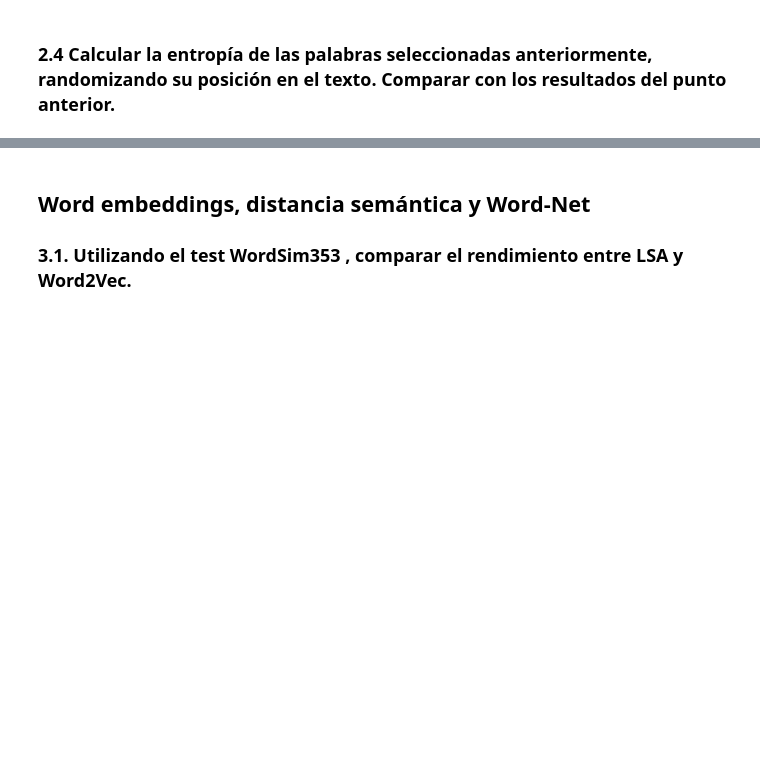
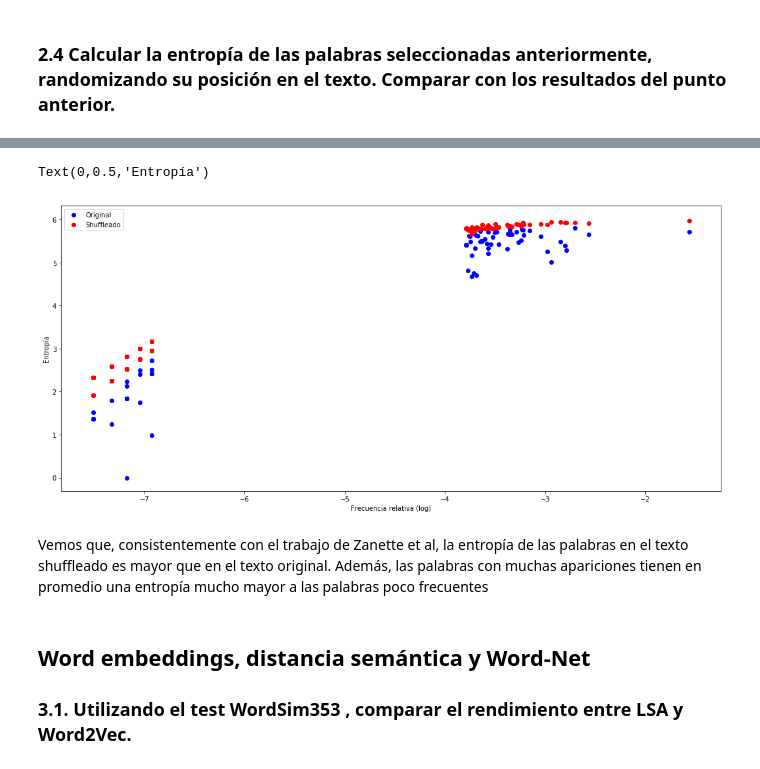
Before and after one commit to dgaus/cienciadatos, a Jupyter notebook: tp6/Ciencia de Datos - TP6.ipynb, the cells around one changed output, grey strips where cells are left out. Cells and saved outputs as stored; diff of their text form; code cells hidden in the pictures; blank space fills up the shorter version.

```diff
--- a/tp6/Ciencia de Datos - TP6.ipynb
+++ b/tp6/Ciencia de Datos - TP6.ipynb
@@ -198,7 +198,7 @@ nlp = spacy.load('en_core_web_md', disable=['tagger', 'parser', 'ner'])
 with open('on_the_origin_of_species.txt', 'r') as f:
     doc = nlp(f.read())
 # %%
-doc_without_punct = [token.text for token in doc if not (token.is_punct or token.is_space)]
+doc_without_punct = [token.text.lower() for token in doc if not (token.is_punct or token.is_space)]
 # %% [markdown]
 ### 2.2. Siguiendo el artículo de la sección, calcular la autocorrelación para estimar la distribución de la palabra a lo largo del texto.
 # %%
@@ -291,0 +296,15 @@ most_common, least_common = get_most_and_least_common()
+# %%
+def get_entropies(doc, most_and_least_common):
+    entropies = {word: 0 for word in most_and_least_common}
+    for block in np.array_split(doc, 64):
+        for word in most_and_least_common:
+            occurrences_in_block = np.count_nonzero(block == word)
+            if occurrences_in_block != 0:
+                total_occurences = most_and_least_common[word]
+                v = occurrences_in_block / total_occurences
+                entropies[word] -= v * np.log2(v)
+    return entropies
+
+entropies = get_entropies(doc_without_punct, most_and_least_common)
+for word, entropy in entropies.items():
+    print(word, '- entropy:', entropy, '- total occurences:', most_and_least_common[word])
@@ -295,0 +331,5 @@ most_common, least_common = get_most_and_least_common()
+# %%
+shuffled_text = random.sample(doc_without_punct, k=len(doc_without_punct))
+shuffled_entropies = get_entropies(shuffled_text, most_and_least_common)
+for word, entropy in shuffled_entropies.items():
+    print(word, '- entropy:', entropy, '- total occurences:', most_and_least_common[word])
@@ -296,3 +354,23 @@ most_common, least_common = get_most_and_least_common()
+# %%
+total_words = len(Counter(doc_without_punct))
+x, y, y2 = [], [], []
+for word, entropy in entropies.items():
+    freq = np.log(most_and_least_common[word] / total_words)
+    x.append(freq)
+    y.append(entropy)
+    y2.append(shuffled_entropies[word])
+
+fig, ax = plt.subplots()
+plt.scatter(x, y, c='b', label='Original')
+plt.scatter(x, y2, c='r', label='Shuffleado')
+ax.legend()
+plt.xlabel('Frecuencia relativa (log)')
+plt.ylabel('Entropía')
+# %% [output]
+Text(0,0.5,'Entropía')
+[figure, added]
+# %% [markdown]
+Vemos que, consistentemente con el trabajo de Zanette et al, la entropía de las palabras en el texto shuffleado es mayor que en el texto original. Además, las palabras con muchas apariciones tienen en promedio una entropía mucho mayor a las palabras poco frecuentes
 # %% [markdown]
 ## Word embeddings, distancia semántica y Word-Net
 
```
Also changed, not shown: parts of 4 cells of this notebook.
